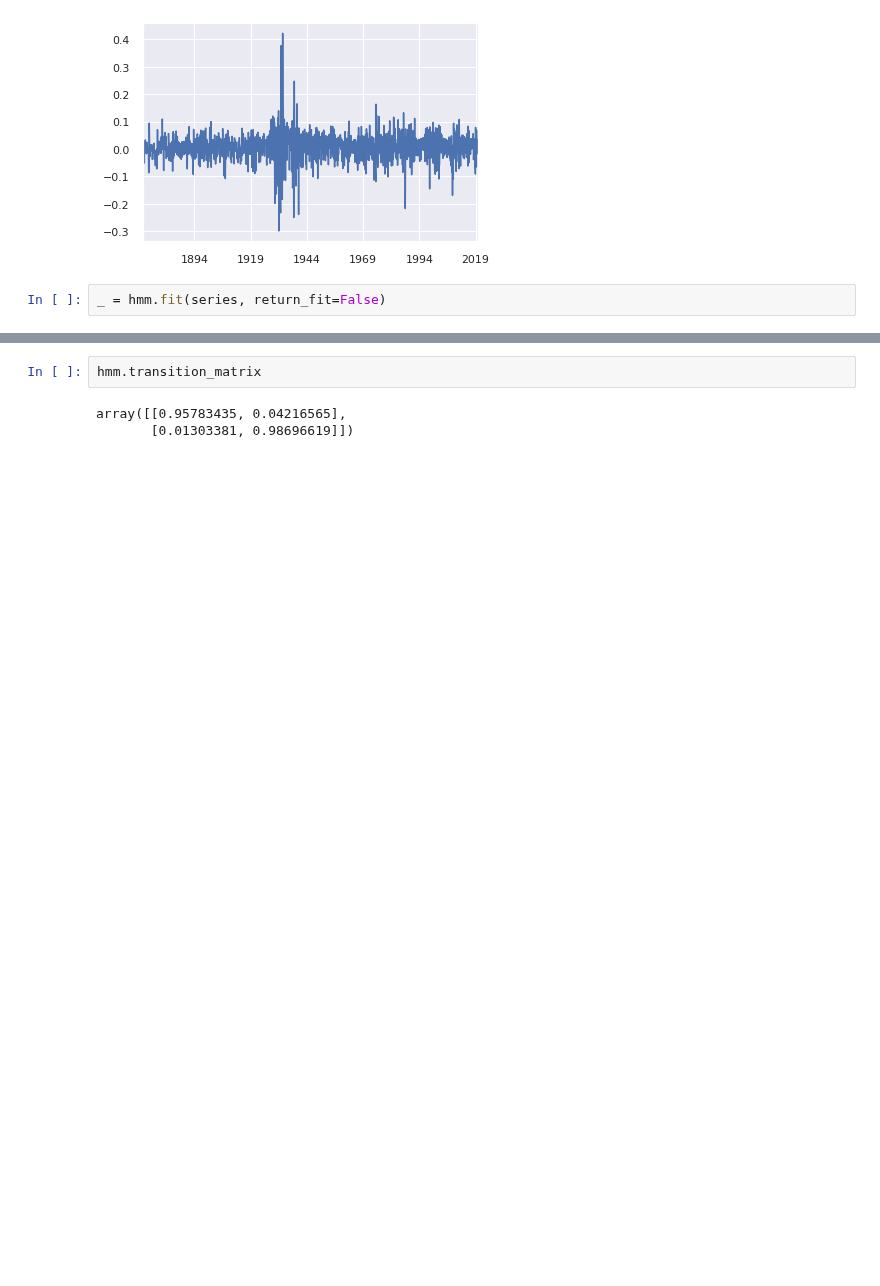
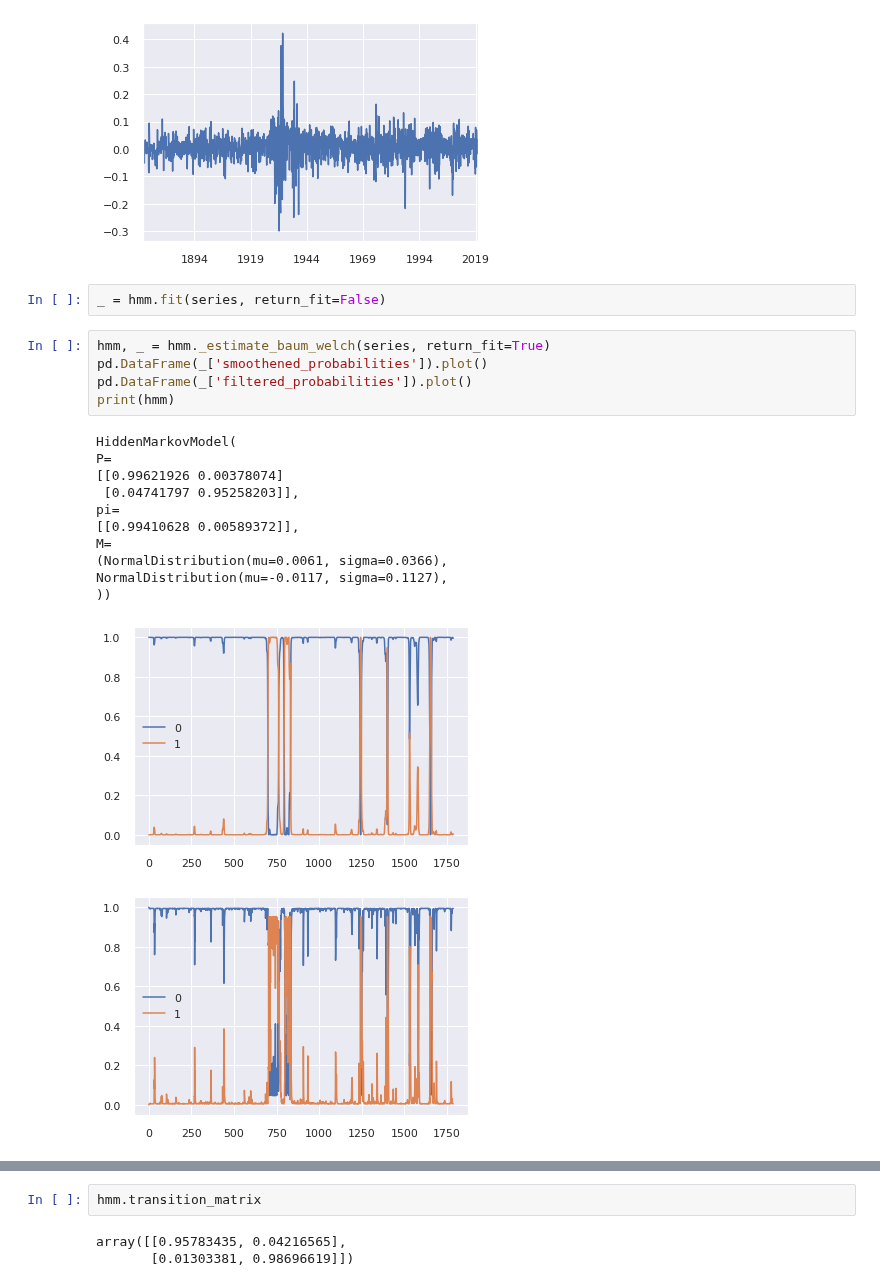
Before and after one commit to felixbrunner/hmm-real-vol, a Jupyter notebook: notebooks/01 - framework_plots.ipynb, the cells around one changed output, grey strips where cells are left out. Saved outputs shown, nothing was run; the diff lists cells and outputs as text; blank space fills up the shorter version.

```diff
--- a/notebooks/01 - framework_plots.ipynb
+++ b/notebooks/01 - framework_plots.ipynb
@@ -268,5 +268,23 @@ series.plot()
 [figure]
 # %%
 _ = hmm.fit(series, return_fit=False)
+# %%
+hmm, _ = hmm._estimate_baum_welch(series, return_fit=True)
+pd.DataFrame(_['smoothened_probabilities']).plot()
+pd.DataFrame(_['filtered_probabilities']).plot()
+print(hmm)
+# %% [output]
+HiddenMarkovModel(
+P=
+[[0.99621926 0.00378074]
+ [0.04741797 0.95258203]],
+pi=
+[[0.99410628 0.00589372]],
+M=
+(NormalDistribution(mu=0.0061, sigma=0.0366),
+NormalDistribution(mu=-0.0117, sigma=0.1127),
+))
+[figure, added]
+[figure, added]
 # %%
 hmm, _ = hmm._estimate_baum_welch(Y[0], return_fit=True)
```
Also changed, not shown: parts of 4 cells of this notebook, 3 other files.
